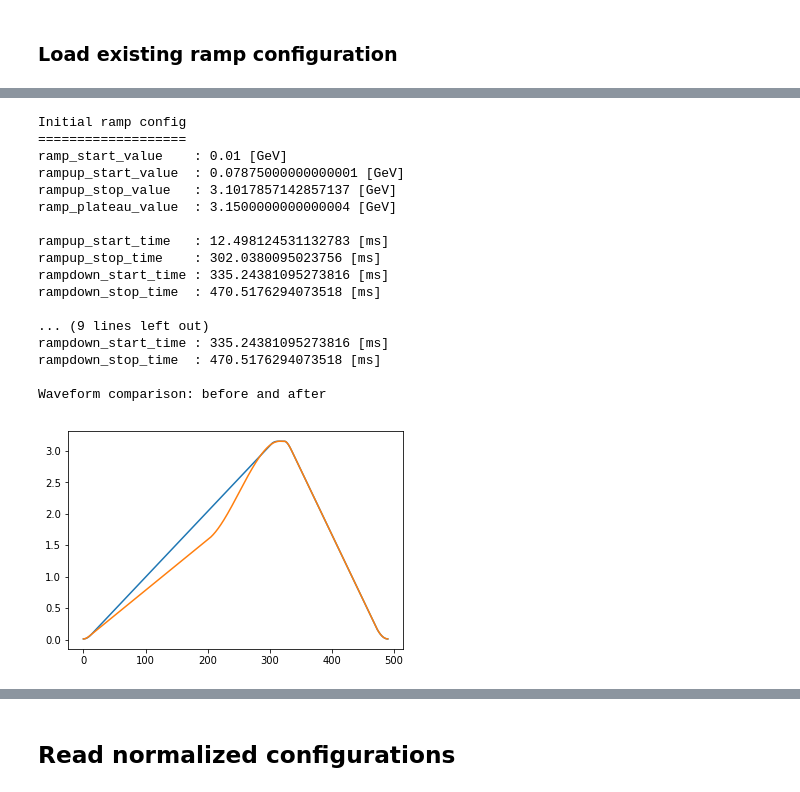
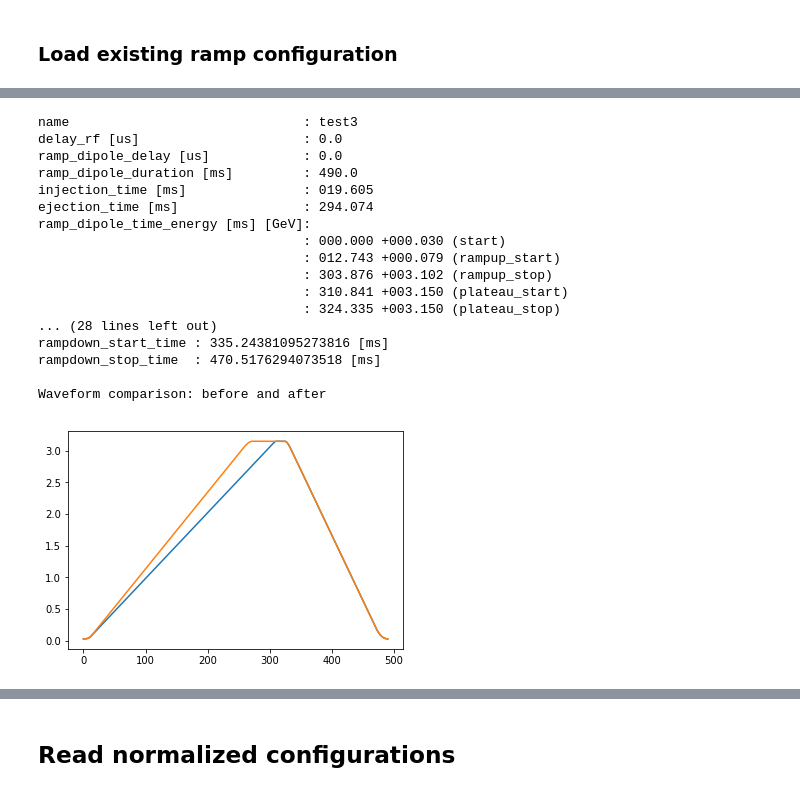
Before and after one commit to lnls-sirius/dev-packages, a Jupyter notebook: siriuspy/examples/ramp/BoosterRamp.ipynb, the cells around one changed output, grey strips where cells are left out. Saved outputs shown, nothing was run; the diff lists cells and outputs as text; code cells hidden in the pictures.

```diff
--- a/siriuspy/examples/ramp/BoosterRamp.ipynb
+++ b/siriuspy/examples/ramp/BoosterRamp.ipynb
@@ -237,63 +202,77 @@ normalized_configs [ms] [name]    :
 # %%
+from siriuspy.ramp import ramp
+from siriuspy.ramp import util
+import matplotlib.pyplot as plt
+
+# creating object
+r = ramp.BoosterRamp('test3')
+
+# loading from ConfigSrv
+r.configsrv_load()
+
+# print configuration
+print(r)
+
+
 # get original dipole waveform
 w1 = r.waveform_get('BO-Fam:MA-B')
 
 # print initial ramp config
 print('Initial ramp config')
 print('===================')
-print('{:<20s}: {} [GeV]'.format('ramp_start_value', r.ramp_start_value))
-print('{:<20s}: {} [GeV]'.format('rampup_start_value', r.rampup_start_value))
-print('{:<20s}: {} [GeV]'.format('rampup_stop_value', r.rampup_stop_value))
-print('{:<20s}: {} [GeV]'.format('ramp_plateau_value', r.ramp_plateau_value))
+print('{:<20s}: {} [GeV]'.format('start_value', r.start_energy))
+print('{:<20s}: {} [GeV]'.format('rampup_start_value', r.rampup_start_energy))
+print('{:<20s}: {} [GeV]'.format('rampup_stop_value', r.rampup_stop_energy))
+print('{:<20s}: {} [GeV]'.format('ramp_plateau_value', r.plateau_energy))
 print()
 print('{:<20s}: {} [ms]'.format('rampup_start_time', r.rampup_start_time))
 print('{:<20s}: {} [ms]'.format('rampup_stop_time', r.rampup_stop_time))
 print('{:<20s}: {} [ms]'.format('rampdown_start_time', r.rampdown_start_time))
 print('{:<20s}: {} [ms]'.format('rampdown_stop_time', r.rampdown_stop_time))
 
 # change value of rampup-start
-r.rampup_stop_time = r.rampup_stop_time - 100
-r.rampup_stop_value = r.rampup_stop_value - 1.5
+r.rampup_stop_time = r.rampup_stop_time - 50
+r.rampup_stop_energy = r.rampup_stop_energy - 0.1
 
 # print initial ramp config
 print()
 print('Final ramp config')
 print('===== ===========')
-print('{:<20s}: {} [GeV]'.format('ramp_start_value', r.ramp_start_value))
-print('{:<20s}: {} [GeV]'.format('rampup_start_value', r.rampup_start_value))
-print('{:<20s}: {} [GeV]'.format('rampup_stop_value', r.rampup_stop_value))
-print('{:<20s}: {} [GeV]'.format('ramp_plateau_value', r.ramp_plateau_value))
+print('{:<20s}: {} [GeV]'.format('ramp_start_value', r.start_energy))
+print('{:<20s}: {} [GeV]'.format('rampup_start_value', r.rampup_start_energy))
+print('{:<20s}: {} [GeV]'.format('rampup_stop_value', r.rampup_stop_energy))
+print('{:<20s}: {} [GeV]'.format('ramp_plateau_value', r.plateau_energy))
 print()
 print('{:<20s}: {} [ms]'.format('rampup_start_time', r.rampup_start_time))
 print('{:<20s}: {} [ms]'.format('rampup_stop_time', r.rampup_stop_time))
 print('{:<20s}: {} [ms]'.format('rampdown_start_time', r.rampdown_start_time))
 print('{:<20s}: {} [ms]'.format('rampdown_stop_time', r.rampdown_stop_time))
 
 # get modified dipole waveform
 w2 = r.waveform_get('BO-Fam:MA-B')
 
 # compare the two waveforms
 print()
 print('Waveform comparison: before and after')
 plt.plot(w1.times, w1)
 plt.plot(w2.times, w2)
 plt.show()
 # %% [output]
-Initial ramp config
-===================
-ramp_start_value    : 0.01 [GeV]
-rampup_start_value  : 0.07875000000000001 [GeV]
-rampup_stop_value   : 3.1017857142857137 [GeV]
-ramp_plateau_value  : 3.1500000000000004 [GeV]
-
-rampup_start_time   : 12.498124531132783 [ms]
-rampup_stop_time    : 302.0380095023756 [ms]
-rampdown_start_time : 335.24381095273816 [ms]
-rampdown_stop_time  : 470.5176294073518 [ms]
-
-... (9 lines left out)
+name                              : test3
+delay_rf [us]                     : 0.0
+ramp_dipole_delay [us]            : 0.0
+ramp_dipole_duration [ms]         : 490.0
+injection_time [ms]               : 019.605
+ejection_time [ms]                : 294.074
+ramp_dipole_time_energy [ms] [GeV]:
+                                  : 000.000 +000.030 (start)
+                                  : 012.743 +000.079 (rampup_start)
+                                  : 303.876 +003.102 (rampup_stop)
+                                  : 310.841 +003.150 (plateau_start)
+                                  : 324.335 +003.150 (plateau_stop)
+... (28 lines left out)
 rampdown_start_time : 335.24381095273816 [ms]
 rampdown_stop_time  : 470.5176294073518 [ms]
 
 Waveform comparison: before and after
-[figure, old version]
+[figure, new version]
```
Also changed, not shown: parts of 16 cells of this notebook, 4 other files.
